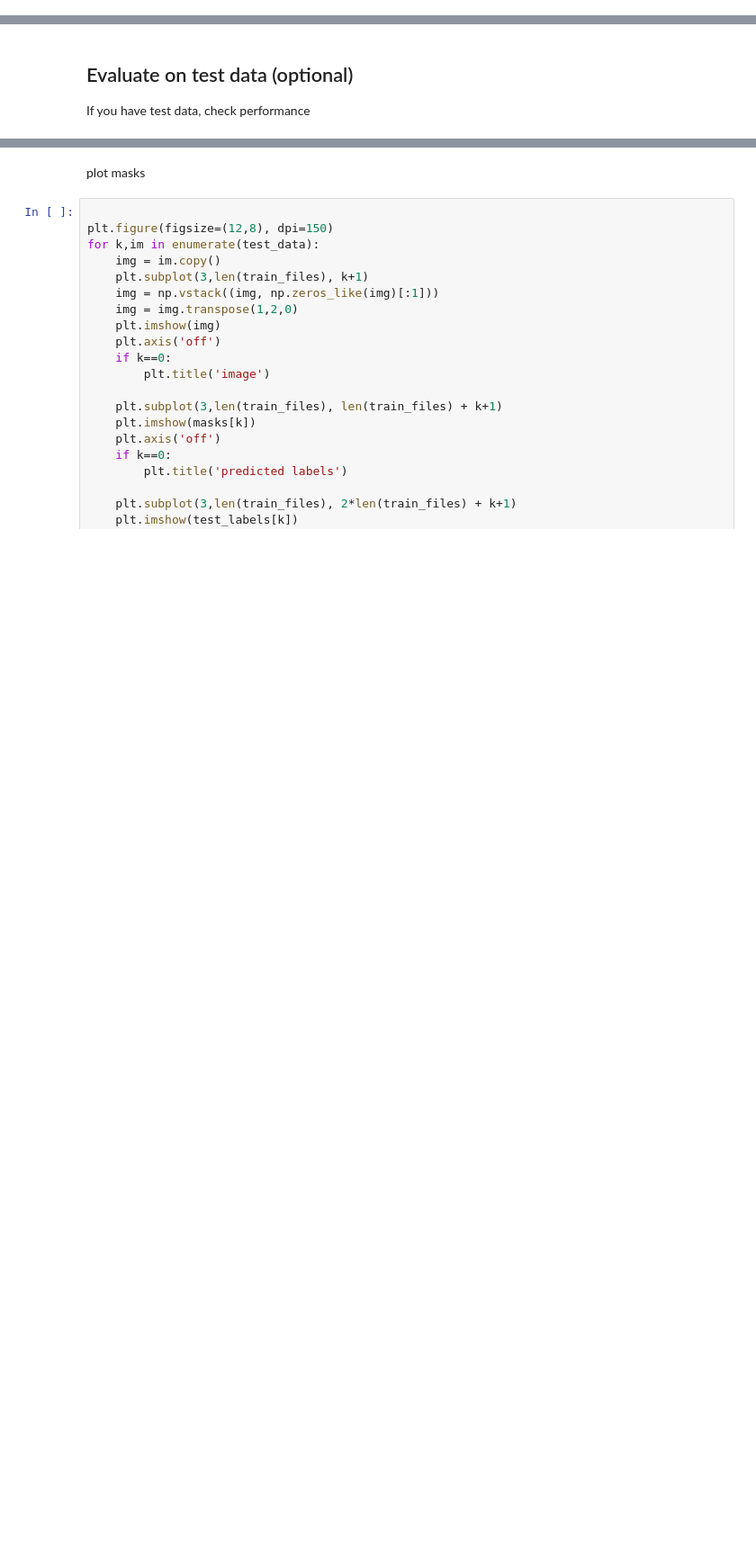
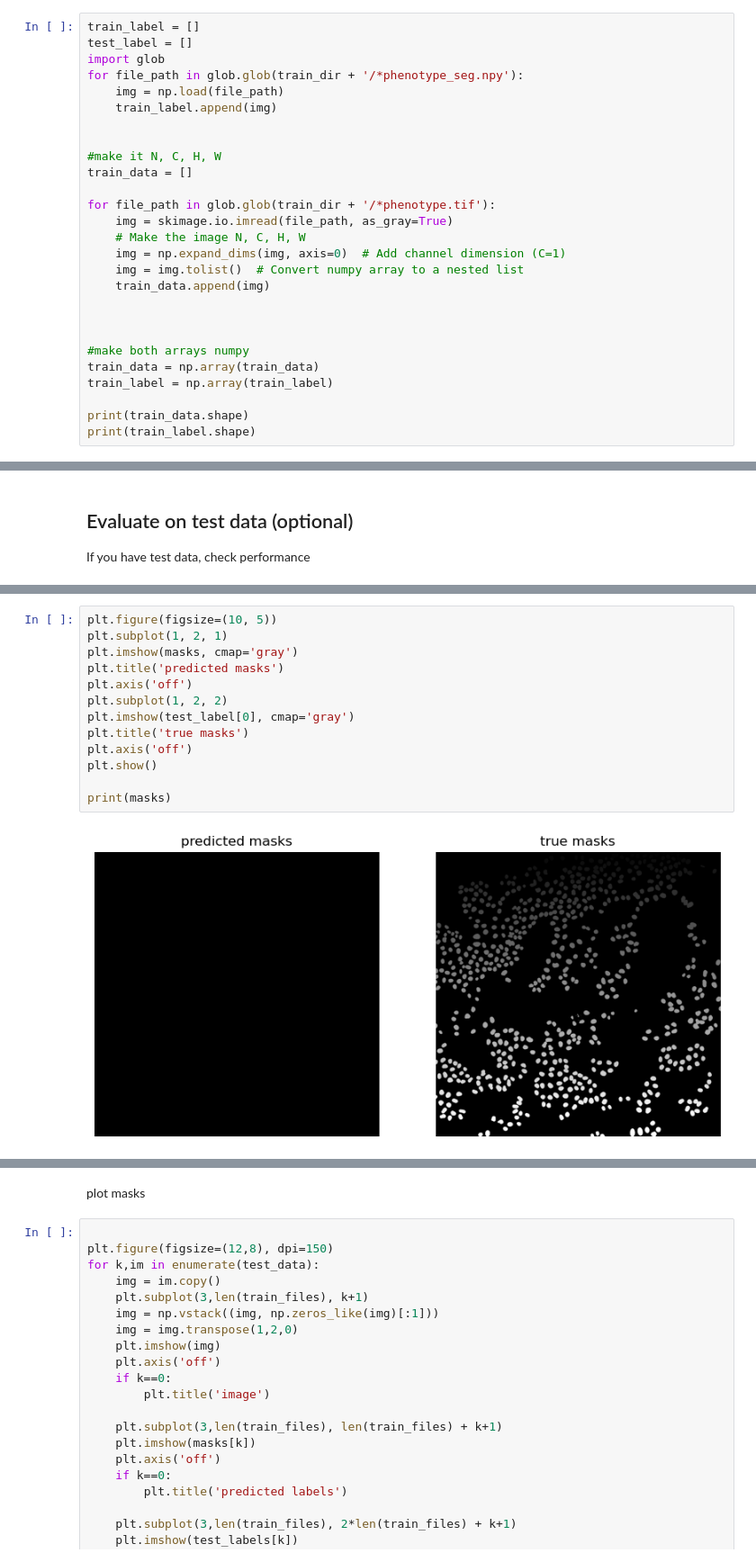
Before and after one commit to CaicedoLab/micronuclei-detection, a Jupyter notebook: cellpose/cellpose.ipynb, the cells around one changed output, grey strips where cells are left out. Shown: that part at 90% size. Saved outputs shown, nothing was run; the diff lists cells and outputs as text; blank space fills up the shorter version.

Commit message:
training works, stuck on no masks error

```diff
--- a/cellpose/cellpose.ipynb
+++ b/cellpose/cellpose.ipynb
@@ -212,0 +214,27 @@ IndexError: list index out of range
+# %%
+train_label = []
+test_label = []
+import glob
+for file_path in glob.glob(train_dir + '/*phenotype_seg.npy'):
+    img = np.load(file_path)
+    train_label.append(img)
+
+
+#make it N, C, H, W
+train_data = []
+
+for file_path in glob.glob(train_dir + '/*phenotype.tif'):
+    img = skimage.io.imread(file_path, as_gray=True)
+    # Make the image N, C, H, W
+    img = np.expand_dims(img, axis=0)  # Add channel dimension (C=1)
+    img = img.tolist()  # Convert numpy array to a nested list
+    train_data.append(img)
+
+
+
+#make both arrays numpy
+train_data = np.array(train_data)
+train_label = np.array(train_label)
+
+print(train_data.shape)
+print(train_label.shape)
@@ -338,0 +389,15 @@ print(f'>>> average precision at iou threshold 0.5 = {ap[:,0].mean():.3f}')
+# %%
+plt.figure(figsize=(10, 5))
+plt.subplot(1, 2, 1)
+plt.imshow(masks, cmap='gray')
+plt.title('predicted masks')
+plt.axis('off')
+plt.subplot(1, 2, 2)
+plt.imshow(test_label[0], cmap='gray')
+plt.title('true masks')
+plt.axis('off')
+plt.show()
+
+print(masks)
+# %% [output]
+[figure, added]
```
Also changed, not shown: parts of 11 cells of this notebook.
